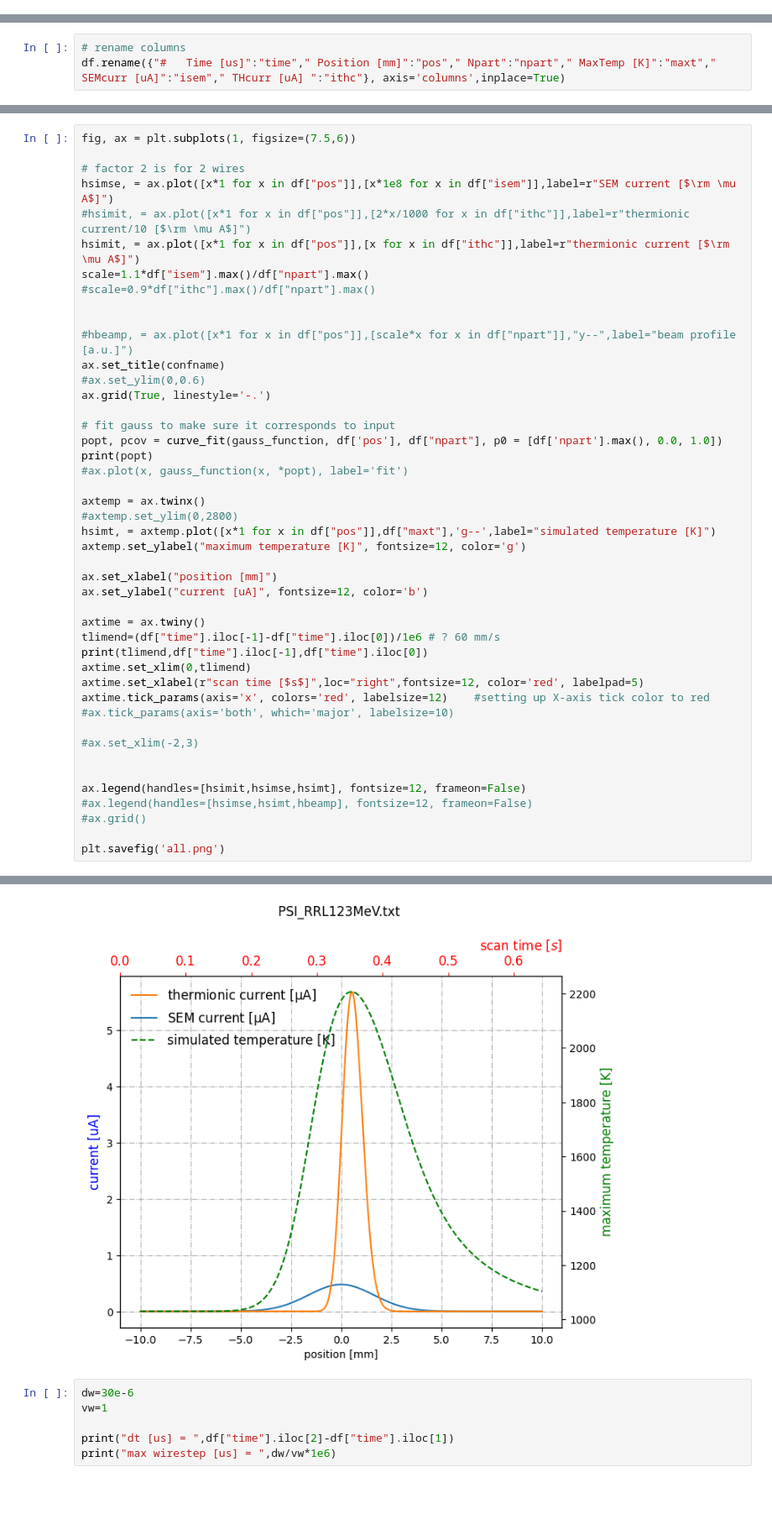
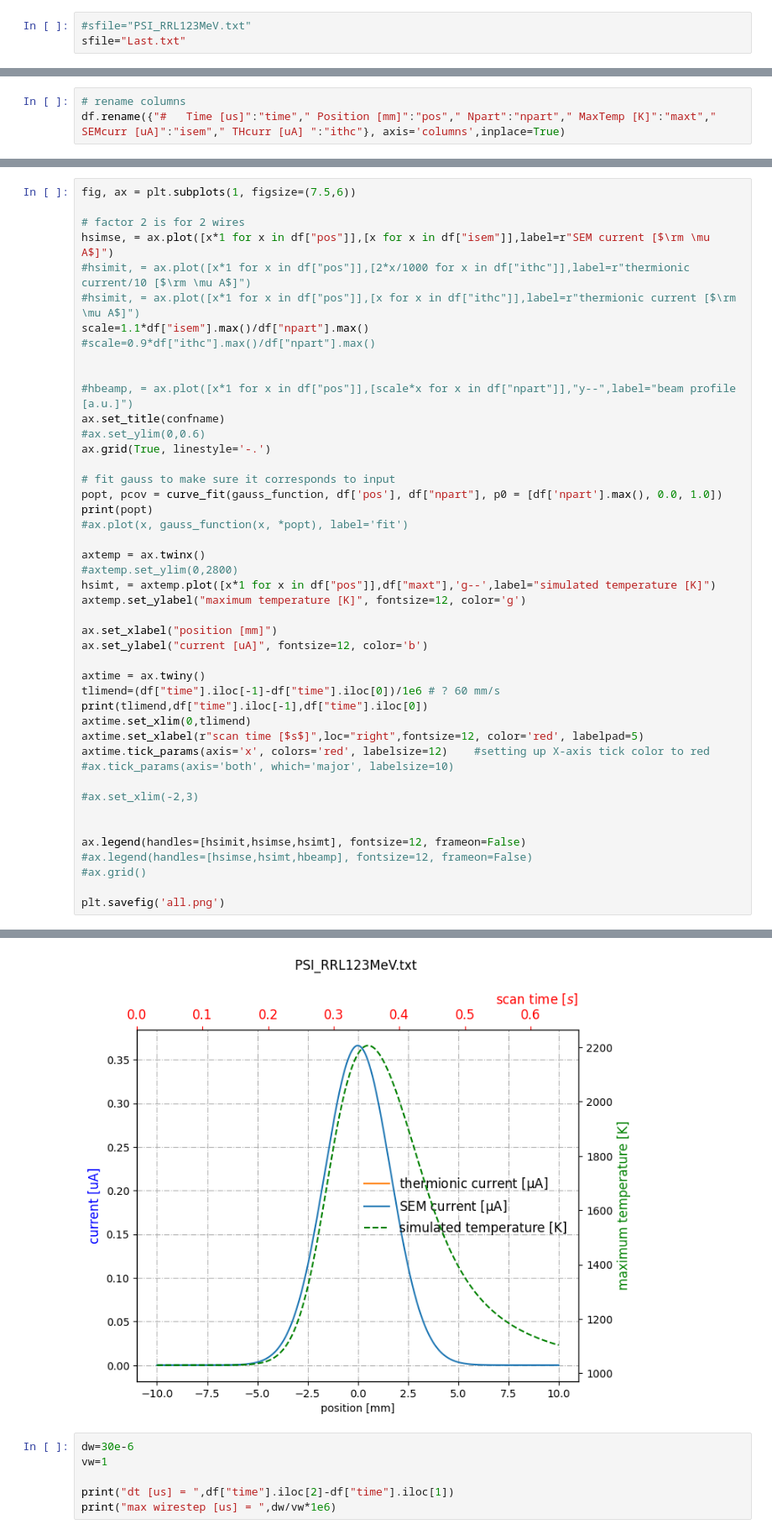
Before and after one commit to ClaudePP/PyTT, a Jupyter notebook: Output/plot_All.ipynb, the cells around one changed output, grey strips where cells are left out. Shown: that part at 84% size. Cells and saved outputs as stored; diff of their text form; blank space fills up the shorter version.

Commit message:
currect bug in wire scanner secondary electron current calculation

```diff
--- a/Output/plot_All.ipynb
+++ b/Output/plot_All.ipynb
@@ -14,3 +12,6 @@ sfile="PSI_RRL123MeV.txt"
+# %%
+#sfile="PSI_RRL123MeV.txt"
+sfile="Last.txt"
 # %%
 # read simulation configuration file name
 with open(sfile) as f:
@@ -61,9 +62,9 @@ def gauss_function(x, a, x0, sigma):
 fig, ax = plt.subplots(1, figsize=(7.5,6))
 
 # factor 2 is for 2 wires
-hsimse, = ax.plot([x*1 for x in df["pos"]],[x*1e8 for x in df["isem"]],label=r"SEM current [$\rm \mu A$]")
+hsimse, = ax.plot([x*1 for x in df["pos"]],[x for x in df["isem"]],label=r"SEM current [$\rm \mu A$]")
 #hsimit, = ax.plot([x*1 for x in df["pos"]],[2*x/1000 for x in df["ithc"]],label=r"thermionic current/10 [$\rm \mu A$]")
-hsimit, = ax.plot([x*1 for x in df["pos"]],[x for x in df["ithc"]],label=r"thermionic current [$\rm \mu A$]")
+#hsimit, = ax.plot([x*1 for x in df["pos"]],[x for x in df["ithc"]],label=r"thermionic current [$\rm \mu A$]")
 scale=1.1*df["isem"].max()/df["npart"].max()
 #scale=0.9*df["ithc"].max()/df["npart"].max()
 
@@ -107,5 +108,5 @@ plt.savefig('all.png')
 0.673387205388 673400.673401 13.468013
-[figure, old version]
+[figure, new version]
 # %%
 dw=30e-6
 vw=1
```
Also changed, not shown: parts of 5 cells of this notebook, 4 other files.
